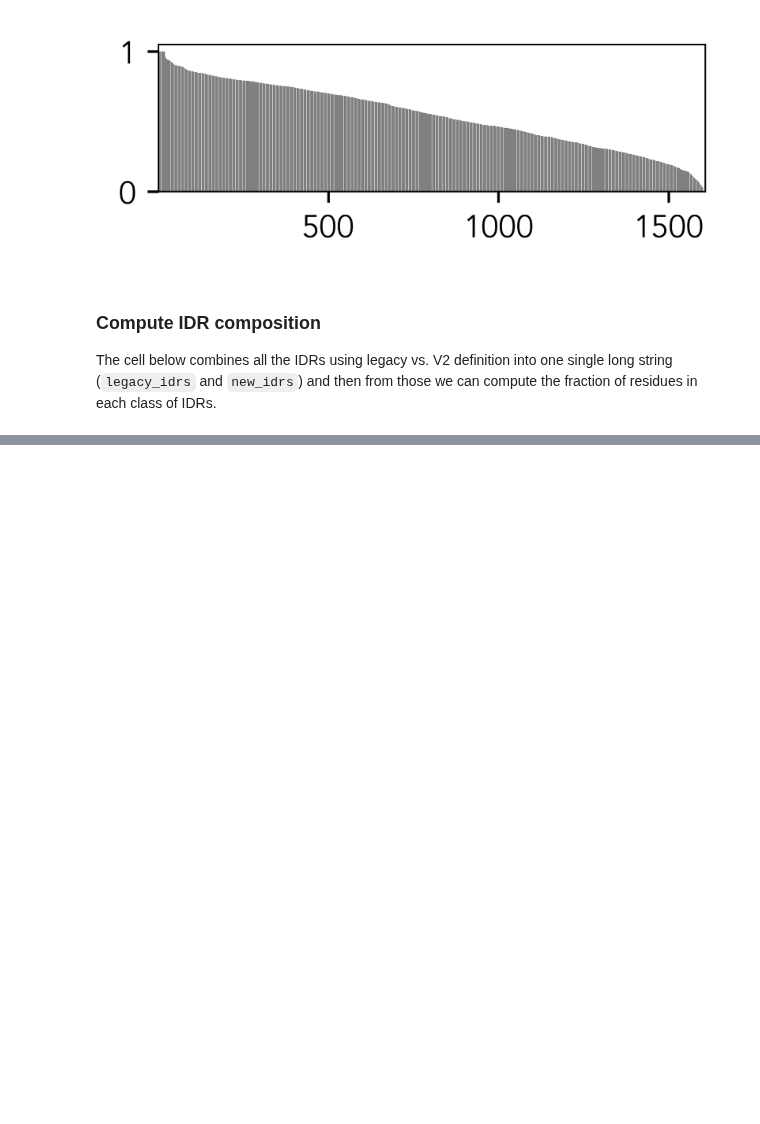
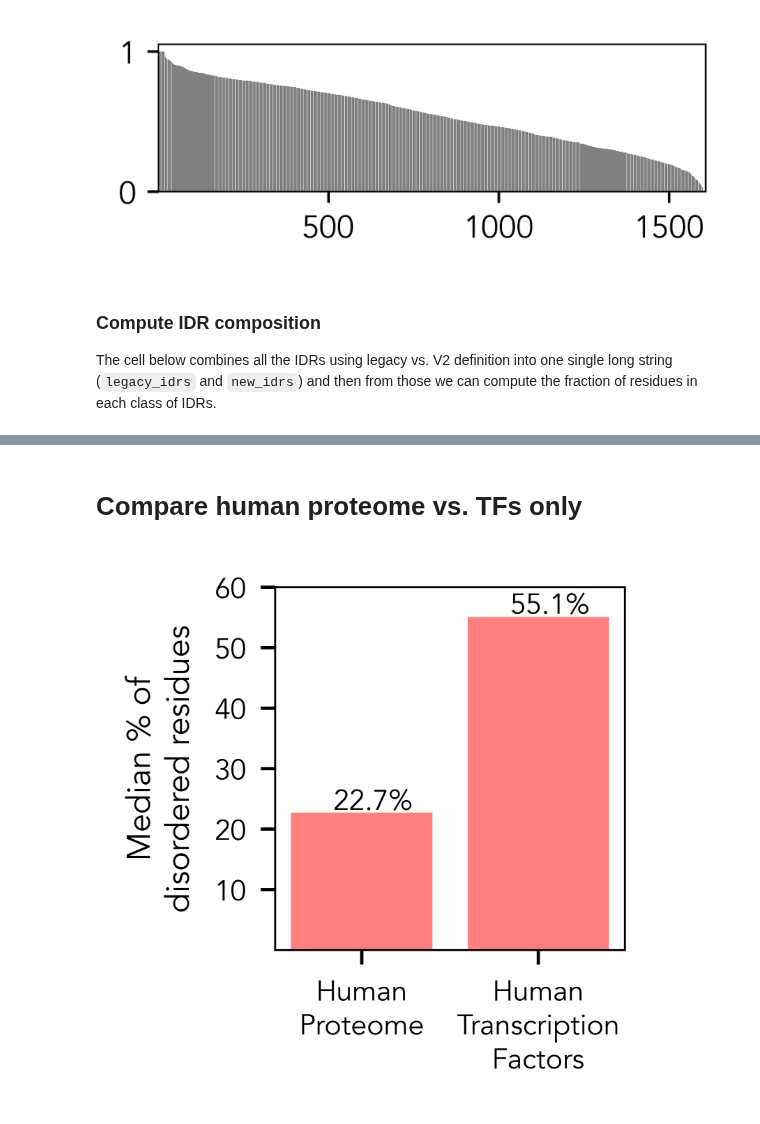
Before and after one commit to holehouse-lab/supportingdata, a Jupyter notebook: 2021/emenecker_metapredict_2021/v2/transcription_factors/final_human_TF_analysis.ipynb, the cells around one changed output, grey strips where cells are left out. Cells and saved outputs as stored; diff of their text form; code cells hidden in the pictures; blank space fills up the shorter version.

Commit message:
Added median disorder TF vs. non TF

```diff
--- a/2021/emenecker_metapredict_2021/v2/transcription_factors/final_human_TF_analysis.ipynb
+++ b/2021/emenecker_metapredict_2021/v2/transcription_factors/final_human_TF_analysis.ipynb
@@ -231,0 +228,43 @@ meta NOT subset; don't know how to subset; dropped
+# %% [markdown]
+# Compare human proteome vs. TFs only
+# %%
+# file for human protein
+# FILES TAKEN FROM HERE
+# https://github.com/holehouse-lab/shephard-data/tree/main/data/proteomes
+human_proteome_fasta = '<LOCATION_OF_SHEPHARD_DATA_FILE> human/human_proteome_clean.fasta'
+
+human_proteome_shprd_idrs = '<LOCATION_OF_SHEPHARD_DATA_FILE>  human/shprd_domains_idrs.tsv'
+
+HP = uniprot.uniprot_fasta_to_proteome(human_proteome_fasta)
+interfaces.si_domains.add_domains_from_file(HP, human_proteome_shprd_idrs)
+
+fraction_disordered_residues_human_proteins = []
+for p in HP:
+    number_disordered = np.sum([len(d) for d in p.domains])
+    fraction_disordered_residues_human_proteins.append(number_disordered/len(p))
+
+fraction_disordered_residues_TFs = []
+for p in P:
+    number_disordered = np.sum([len(d) for d in p.domains if d.domain_type =='IDR'])
+    fraction_disordered_residues_TFs.append(number_disordered/len(p))
+# %%
+median_disorder_TFs= np.median(fraction_disordered_residues_TFs)
+median_disorder_proteome = np.median(fraction_disordered_residues_human_proteins)
+# %%
+figure(None, (2,2), dpi=450)
+
+plt.bar([1,2],[median_disorder_proteome*100, median_disorder_TFs*100], color='r', alpha=0.5)
+plt.xticks([1,2],['Human\nProteome', 'Human\nTranscription\nFactors'])
+plt.yticks(np.arange(10,70,10))
+plt.xticks(fontsize=7)
+plt.yticks(fontsize=7)
+plt.ylim([0,60])
+plt.text(0.84,median_disorder_proteome*100+0.5, f"{round(median_disorder_proteome*100,1)}%", fontsize=7)
+plt.text(1.84,median_disorder_TFs*100+0.5, f"{round(median_disorder_TFs*100,1)}%", fontsize=7)
+
+#plt.grid(lw=0.1,zorder=-100, color='k',axis='y',which='both', ls='--')
+plt.ylabel('Median % of\ndisordered residues', fontsize=8)
+plt.tight_layout()
+plt.savefig('human_tfs_vs_proteome.pdf')
+# %% [output]
+[figure, added]
```
Also changed, not shown: parts of 5 cells of this notebook, 5 other files.
